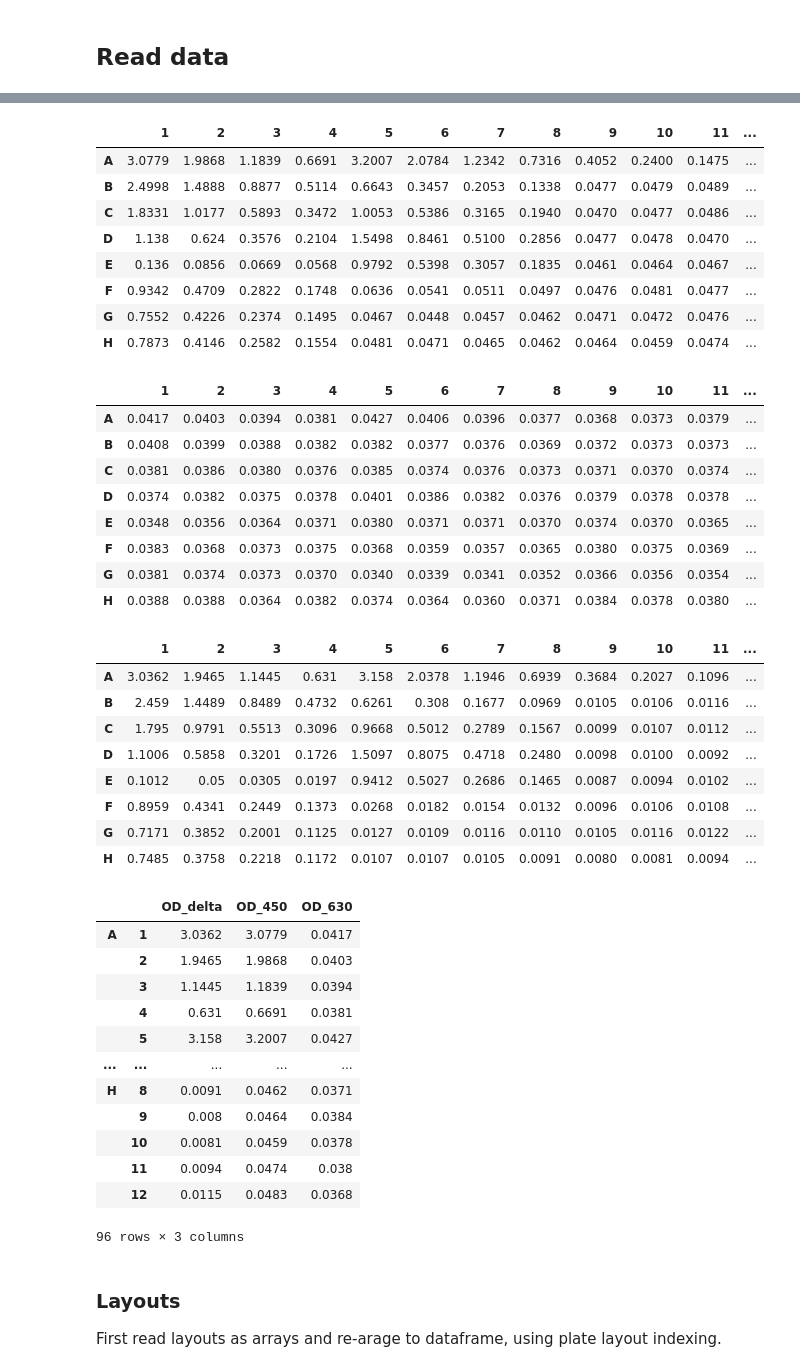
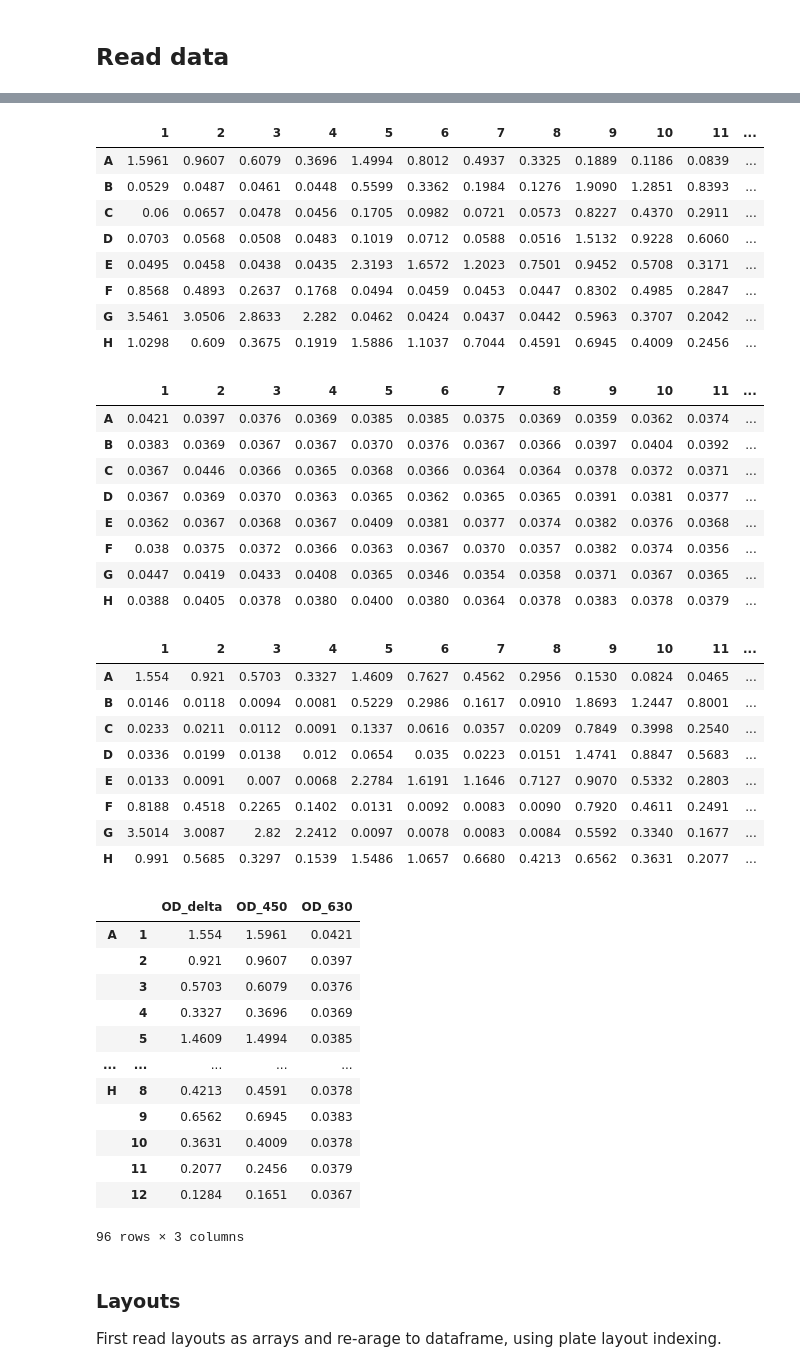
Before and after one commit to igicerovsky/elisa-report, a Jupyter notebook: report_notebook_steps_inplace.ipynb, the cells around one changed output, grey strips where cells are left out. Saved outputs shown, nothing was run; the diff lists cells and outputs as text; code cells hidden in the pictures.

```diff
--- a/report_notebook_steps_inplace.ipynb
+++ b/report_notebook_steps_inplace.ipynb
@@ -9,7 +9,7 @@ from sklearn.metrics import r2_score
 # %%
 # data = pd.read_excel('./data-input/sample_data_01.xlsx', sheet_name=None)
 WORKLIST_FILE_PATH = './data/input/230426_GN004240-033_-_worklist-ELISA.xls'
-RESULT_FILE_PATH =   './data/input/230426_GN004240-033_-_calc2.xlsx'
+RESULT_FILE_PATH =   './data/input/230426_GN004240-033_-_calc1.xlsx'
 data = pd.read_excel(RESULT_FILE_PATH, sheet_name=None)
 data["Result_Overview"]
 # %% [output]
@@ -91,44 +91,44 @@ def read_data_xls(file_path):
   return df_450, df_630
 
 
-df_450, df_630 = read_data_xls('./data/sample_data_01.xlsx')
+df_450, df_630 = read_data_xls(RESULT_FILE_PATH)
 # %%
 df_450
 # %% [output]
 |  | 1 | 2 | 3 | 4 | 5 | 6 | 7 | 8 | 9 | 10 | 11 | ... |
-| A | 3.0779 | 1.9868 | 1.1839 | 0.6691 | 3.2007 | 2.0784 | 1.2342 | 0.7316 | 0.4052 | 0.2400 | 0.1475 | ... |
-| B | 2.4998 | 1.4888 | 0.8877 | 0.5114 | 0.6643 | 0.3457 | 0.2053 | 0.1338 | 0.0477 | 0.0479 | 0.0489 | ... |
-| C | 1.8331 | 1.0177 | 0.5893 | 0.3472 | 1.0053 | 0.5386 | 0.3165 | 0.1940 | 0.0470 | 0.0477 | 0.0486 | ... |
-| D | 1.138 | 0.624 | 0.3576 | 0.2104 | 1.5498 | 0.8461 | 0.5100 | 0.2856 | 0.0477 | 0.0478 | 0.0470 | ... |
-| E | 0.136 | 0.0856 | 0.0669 | 0.0568 | 0.9792 | 0.5398 | 0.3057 | 0.1835 | 0.0461 | 0.0464 | 0.0467 | ... |
-| F | 0.9342 | 0.4709 | 0.2822 | 0.1748 | 0.0636 | 0.0541 | 0.0511 | 0.0497 | 0.0476 | 0.0481 | 0.0477 | ... |
-| G | 0.7552 | 0.4226 | 0.2374 | 0.1495 | 0.0467 | 0.0448 | 0.0457 | 0.0462 | 0.0471 | 0.0472 | 0.0476 | ... |
-| H | 0.7873 | 0.4146 | 0.2582 | 0.1554 | 0.0481 | 0.0471 | 0.0465 | 0.0462 | 0.0464 | 0.0459 | 0.0474 | ... |
+| A | 1.5961 | 0.9607 | 0.6079 | 0.3696 | 1.4994 | 0.8012 | 0.4937 | 0.3325 | 0.1889 | 0.1186 | 0.0839 | ... |
+| B | 0.0529 | 0.0487 | 0.0461 | 0.0448 | 0.5599 | 0.3362 | 0.1984 | 0.1276 | 1.9090 | 1.2851 | 0.8393 | ... |
+| C | 0.06 | 0.0657 | 0.0478 | 0.0456 | 0.1705 | 0.0982 | 0.0721 | 0.0573 | 0.8227 | 0.4370 | 0.2911 | ... |
+| D | 0.0703 | 0.0568 | 0.0508 | 0.0483 | 0.1019 | 0.0712 | 0.0588 | 0.0516 | 1.5132 | 0.9228 | 0.6060 | ... |
+| E | 0.0495 | 0.0458 | 0.0438 | 0.0435 | 2.3193 | 1.6572 | 1.2023 | 0.7501 | 0.9452 | 0.5708 | 0.3171 | ... |
+| F | 0.8568 | 0.4893 | 0.2637 | 0.1768 | 0.0494 | 0.0459 | 0.0453 | 0.0447 | 0.8302 | 0.4985 | 0.2847 | ... |
+| G | 3.5461 | 3.0506 | 2.8633 | 2.282 | 0.0462 | 0.0424 | 0.0437 | 0.0442 | 0.5963 | 0.3707 | 0.2042 | ... |
+| H | 1.0298 | 0.609 | 0.3675 | 0.1919 | 1.5886 | 1.1037 | 0.7044 | 0.4591 | 0.6945 | 0.4009 | 0.2456 | ... |
 # %%
 df_630
 # %% [output]
 |  | 1 | 2 | 3 | 4 | 5 | 6 | 7 | 8 | 9 | 10 | 11 | ... |
-| A | 0.0417 | 0.0403 | 0.0394 | 0.0381 | 0.0427 | 0.0406 | 0.0396 | 0.0377 | 0.0368 | 0.0373 | 0.0379 | ... |
-| B | 0.0408 | 0.0399 | 0.0388 | 0.0382 | 0.0382 | 0.0377 | 0.0376 | 0.0369 | 0.0372 | 0.0373 | 0.0373 | ... |
-| C | 0.0381 | 0.0386 | 0.0380 | 0.0376 | 0.0385 | 0.0374 | 0.0376 | 0.0373 | 0.0371 | 0.0370 | 0.0374 | ... |
-| D | 0.0374 | 0.0382 | 0.0375 | 0.0378 | 0.0401 | 0.0386 | 0.0382 | 0.0376 | 0.0379 | 0.0378 | 0.0378 | ... |
-| E | 0.0348 | 0.0356 | 0.0364 | 0.0371 | 0.0380 | 0.0371 | 0.0371 | 0.0370 | 0.0374 | 0.0370 | 0.0365 | ... |
-| F | 0.0383 | 0.0368 | 0.0373 | 0.0375 | 0.0368 | 0.0359 | 0.0357 | 0.0365 | 0.0380 | 0.0375 | 0.0369 | ... |
-| G | 0.0381 | 0.0374 | 0.0373 | 0.0370 | 0.0340 | 0.0339 | 0.0341 | 0.0352 | 0.0366 | 0.0356 | 0.0354 | ... |
-| H | 0.0388 | 0.0388 | 0.0364 | 0.0382 | 0.0374 | 0.0364 | 0.0360 | 0.0371 | 0.0384 | 0.0378 | 0.0380 | ... |
+| A | 0.0421 | 0.0397 | 0.0376 | 0.0369 | 0.0385 | 0.0385 | 0.0375 | 0.0369 | 0.0359 | 0.0362 | 0.0374 | ... |
+| B | 0.0383 | 0.0369 | 0.0367 | 0.0367 | 0.0370 | 0.0376 | 0.0367 | 0.0366 | 0.0397 | 0.0404 | 0.0392 | ... |
+| C | 0.0367 | 0.0446 | 0.0366 | 0.0365 | 0.0368 | 0.0366 | 0.0364 | 0.0364 | 0.0378 | 0.0372 | 0.0371 | ... |
+| D | 0.0367 | 0.0369 | 0.0370 | 0.0363 | 0.0365 | 0.0362 | 0.0365 | 0.0365 | 0.0391 | 0.0381 | 0.0377 | ... |
+| E | 0.0362 | 0.0367 | 0.0368 | 0.0367 | 0.0409 | 0.0381 | 0.0377 | 0.0374 | 0.0382 | 0.0376 | 0.0368 | ... |
+| F | 0.038 | 0.0375 | 0.0372 | 0.0366 | 0.0363 | 0.0367 | 0.0370 | 0.0357 | 0.0382 | 0.0374 | 0.0356 | ... |
+| G | 0.0447 | 0.0419 | 0.0433 | 0.0408 | 0.0365 | 0.0346 | 0.0354 | 0.0358 | 0.0371 | 0.0367 | 0.0365 | ... |
+| H | 0.0388 | 0.0405 | 0.0378 | 0.0380 | 0.0400 | 0.0380 | 0.0364 | 0.0378 | 0.0383 | 0.0378 | 0.0379 | ... |
 # %%
 df_delta = df_450 - df_630
 df_delta
 # %% [output]
 |  | 1 | 2 | 3 | 4 | 5 | 6 | 7 | 8 | 9 | 10 | 11 | ... |
-| A | 3.0362 | 1.9465 | 1.1445 | 0.631 | 3.158 | 2.0378 | 1.1946 | 0.6939 | 0.3684 | 0.2027 | 0.1096 | ... |
-| B | 2.459 | 1.4489 | 0.8489 | 0.4732 | 0.6261 | 0.308 | 0.1677 | 0.0969 | 0.0105 | 0.0106 | 0.0116 | ... |
-| C | 1.795 | 0.9791 | 0.5513 | 0.3096 | 0.9668 | 0.5012 | 0.2789 | 0.1567 | 0.0099 | 0.0107 | 0.0112 | ... |
-| D | 1.1006 | 0.5858 | 0.3201 | 0.1726 | 1.5097 | 0.8075 | 0.4718 | 0.2480 | 0.0098 | 0.0100 | 0.0092 | ... |
-| E | 0.1012 | 0.05 | 0.0305 | 0.0197 | 0.9412 | 0.5027 | 0.2686 | 0.1465 | 0.0087 | 0.0094 | 0.0102 | ... |
-| F | 0.8959 | 0.4341 | 0.2449 | 0.1373 | 0.0268 | 0.0182 | 0.0154 | 0.0132 | 0.0096 | 0.0106 | 0.0108 | ... |
-| G | 0.7171 | 0.3852 | 0.2001 | 0.1125 | 0.0127 | 0.0109 | 0.0116 | 0.0110 | 0.0105 | 0.0116 | 0.0122 | ... |
-| H | 0.7485 | 0.3758 | 0.2218 | 0.1172 | 0.0107 | 0.0107 | 0.0105 | 0.0091 | 0.0080 | 0.0081 | 0.0094 | ... |
+| A | 1.554 | 0.921 | 0.5703 | 0.3327 | 1.4609 | 0.7627 | 0.4562 | 0.2956 | 0.1530 | 0.0824 | 0.0465 | ... |
+| B | 0.0146 | 0.0118 | 0.0094 | 0.0081 | 0.5229 | 0.2986 | 0.1617 | 0.0910 | 1.8693 | 1.2447 | 0.8001 | ... |
+| C | 0.0233 | 0.0211 | 0.0112 | 0.0091 | 0.1337 | 0.0616 | 0.0357 | 0.0209 | 0.7849 | 0.3998 | 0.2540 | ... |
+| D | 0.0336 | 0.0199 | 0.0138 | 0.012 | 0.0654 | 0.035 | 0.0223 | 0.0151 | 1.4741 | 0.8847 | 0.5683 | ... |
+| E | 0.0133 | 0.0091 | 0.007 | 0.0068 | 2.2784 | 1.6191 | 1.1646 | 0.7127 | 0.9070 | 0.5332 | 0.2803 | ... |
+| F | 0.8188 | 0.4518 | 0.2265 | 0.1402 | 0.0131 | 0.0092 | 0.0083 | 0.0090 | 0.7920 | 0.4611 | 0.2491 | ... |
+| G | 3.5014 | 3.0087 | 2.82 | 2.2412 | 0.0097 | 0.0078 | 0.0083 | 0.0084 | 0.5592 | 0.3340 | 0.1677 | ... |
+| H | 0.991 | 0.5685 | 0.3297 | 0.1539 | 1.5486 | 1.0657 | 0.6680 | 0.4213 | 0.6562 | 0.3631 | 0.2077 | ... |
 # %%
 def to_multi_index(df_single_index, name):
   df_multi_idx = df_single_index.stack().to_frame()
@@ -163,19 +150,19 @@ def read_concat_data(data_file_path):
 # %%
-m = read_concat_data(data_file_path)
+m = read_concat_data(RESULT_FILE_PATH)
 m
 # %% [output]
 |  |  | OD_delta | OD_450 | OD_630 |
-| A | 1 | 3.0362 | 3.0779 | 0.0417 |
-|  | 2 | 1.9465 | 1.9868 | 0.0403 |
-|  | 3 | 1.1445 | 1.1839 | 0.0394 |
-|  | 4 | 0.631 | 0.6691 | 0.0381 |
-|  | 5 | 3.158 | 3.2007 | 0.0427 |
+| A | 1 | 1.554 | 1.5961 | 0.0421 |
+|  | 2 | 0.921 | 0.9607 | 0.0397 |
+|  | 3 | 0.5703 | 0.6079 | 0.0376 |
+|  | 4 | 0.3327 | 0.3696 | 0.0369 |
+|  | 5 | 1.4609 | 1.4994 | 0.0385 |
 | ... | ... | ... | ... | ... |
-| H | 8 | 0.0091 | 0.0462 | 0.0371 |
-|  | 9 | 0.008 | 0.0464 | 0.0384 |
-|  | 10 | 0.0081 | 0.0459 | 0.0378 |
-|  | 11 | 0.0094 | 0.0474 | 0.038 |
-|  | 12 | 0.0115 | 0.0483 | 0.0368 |
+| H | 8 | 0.4213 | 0.4591 | 0.0378 |
+|  | 9 | 0.6562 | 0.6945 | 0.0383 |
+|  | 10 | 0.3631 | 0.4009 | 0.0378 |
+|  | 11 | 0.2077 | 0.2456 | 0.0379 |
+|  | 12 | 0.1284 | 0.1651 | 0.0367 |
 96 rows × 3 columns
 # %% [markdown]
 ### Layouts
```
Also changed, not shown: parts of 33 cells of this notebook.
